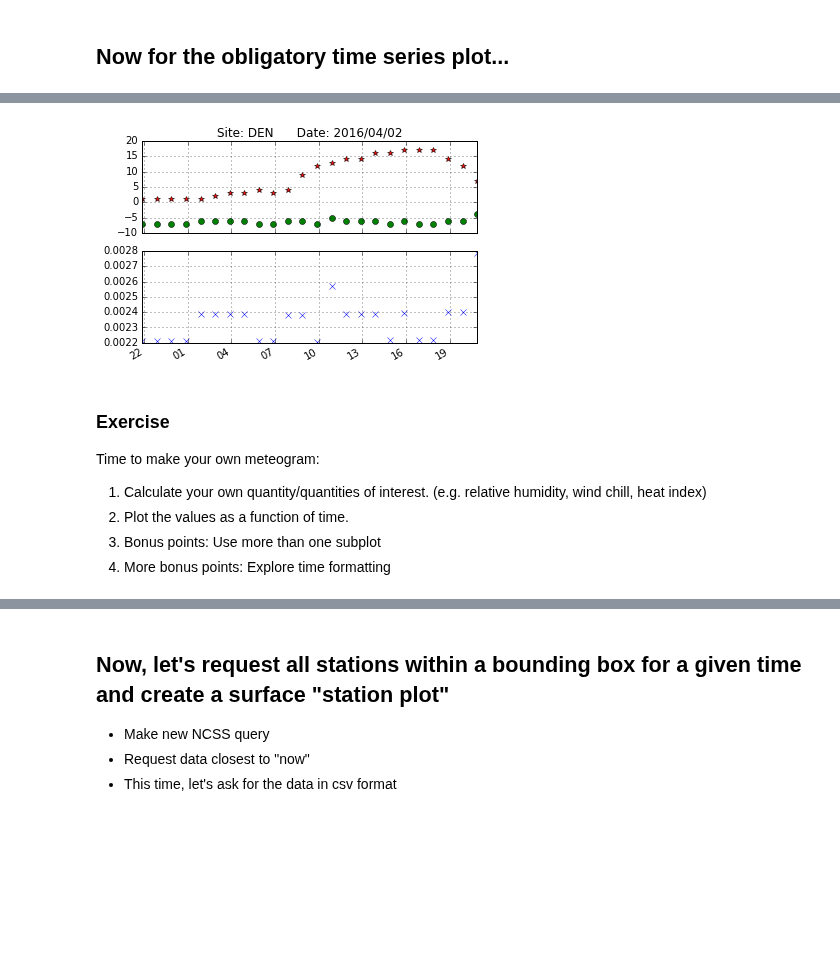
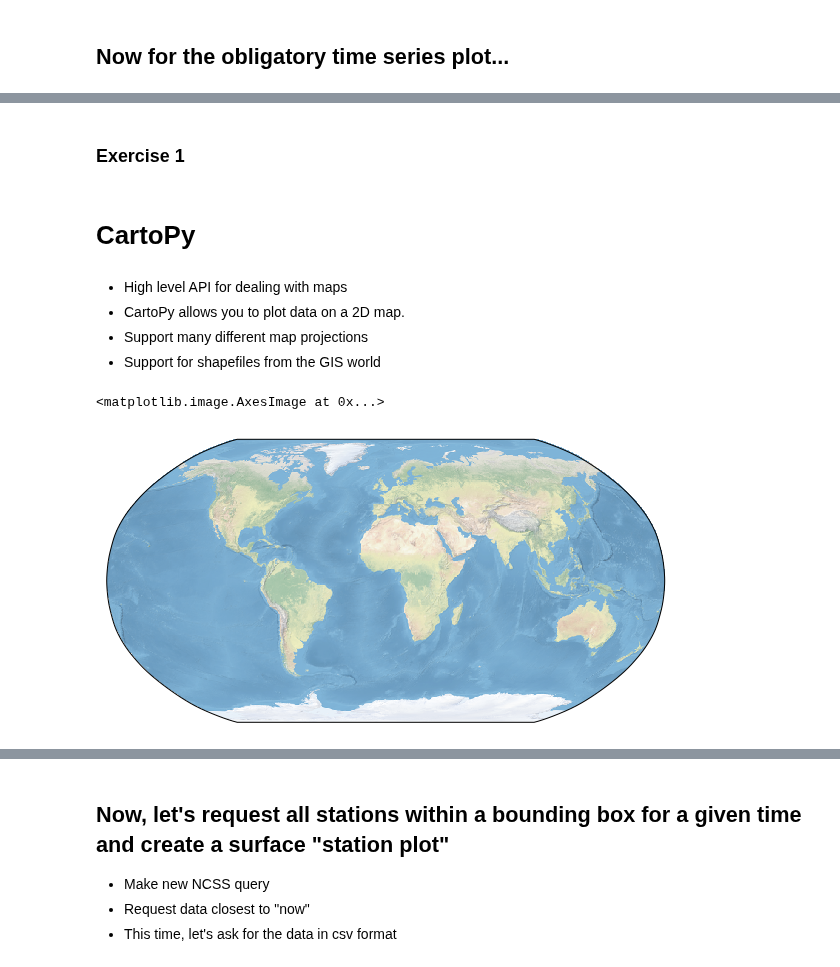
Before and after one commit to Unidata/python-workshop, a Jupyter notebook: notebooks/Surface Data with Siphon and MetPy.ipynb, the cells around one changed output, grey strips where cells are left out. Saved outputs shown, nothing was run; the diff lists cells and outputs as text; code cells hidden in the pictures; blank space fills up the shorter version.

```diff
--- a/notebooks/Surface Data with Siphon and MetPy.ipynb
+++ b/notebooks/Surface Data with Siphon and MetPy.ipynb
@@ -227,32 +182,25 @@ m
-# %%
-from matplotlib import pyplot as plt
-from matplotlib.dates import HourLocator,DateFormatter, AutoDateLocator
-
-fig, (ax1, ax2) = plt.subplots(2, 1, sharex=True)
-ax1.plot(time, data['air_temperature'], 'r*')
-ax1.plot(time, data['dew_point_temperature'], 'go')
-ax1.grid(True)
-
-ax2.plot(time, m, 'x')
-ax2.grid(True)
-
-locator = AutoDateLocator()
-hoursFmt = DateFormatter('%H')
-
-ax1.xaxis.set_major_locator(locator)
-ax1.xaxis.set_major_formatter(hoursFmt)
-ax1.autoscale_view()
-ax1.set_title('Site: {}      Date: {}'.format(station_id, time[0].strftime('%Y/%m/%d')))
-ax1.set_xlabel('Hour of day')
-fig.autofmt_xdate()
-plt.show()
-# %% [output]
-[figure, removed]
-# %% [markdown]
-### Exercise
-
-Time to make your own meteogram:
-1. Calculate your own quantity/quantities of interest. (e.g. relative humidity, wind chill, heat index)
-2. Plot the values as a function of time.
-3. Bonus points: Use more than one subplot
-4. More bonus points: Explore time formatting
+# %% [markdown]
+### Exercise 1
+# %% [markdown]
+# CartoPy
+# %% [markdown]
+- High level API for dealing with maps
+- CartoPy allows you to plot data on a 2D map.
+- Support many different map projections
+- Support for shapefiles from the GIS world
+# %%
+# Importing CartoPy
+import cartopy.crs as ccrs
+
+# Works with matplotlib's built-in transform support.
+fig = plt.figure(figsize=(10, 8))
+ax = fig.add_subplot(1, 1, 1, projection=ccrs.Robinson())
+
+# Sets the extent to cover the whole globe
+ax.set_global()
+
+# Adds standard background map
+ax.stock_img()
+# %% [output]
+<matplotlib.image.AxesImage at 0x...>
+[figure, added]
```
Also changed, not shown: parts of 68 cells of this notebook, 1 other file.
